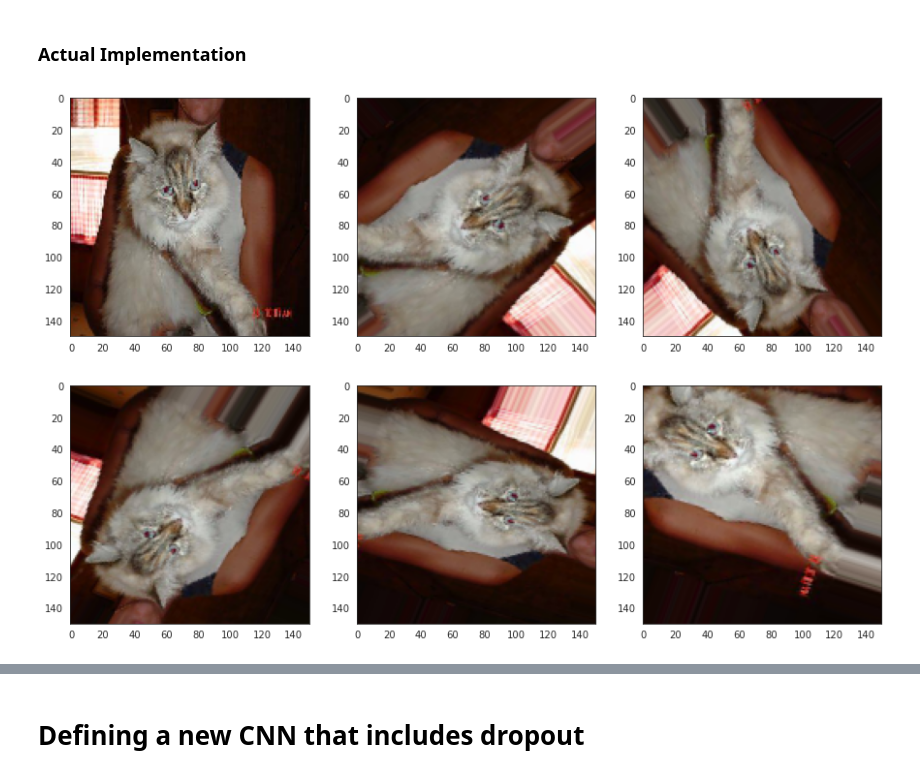
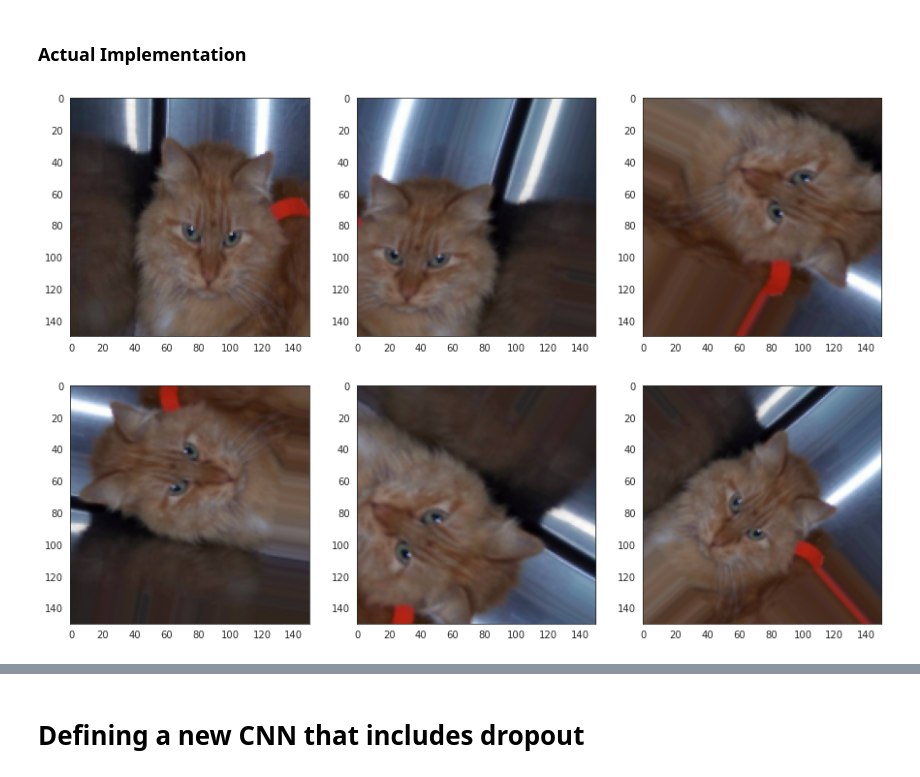
Before and after one commit to normanlapid/msds2022-ml3, a Jupyter notebook: notebooks/03_CNN_Data_Augmentation_Preprocessing/03_CNN_Data_Augmentation_Preprocessing.ipynb, the cells around one changed output, grey strips where cells are left out. Drawn from its saved outputs; the diff is of its cells as text; code cells hidden in the pictures.

```diff
--- a/notebooks/03_CNN_Data_Augmentation_Preprocessing/03_CNN_Data_Augmentation_Preprocessing.ipynb
+++ b/notebooks/03_CNN_Data_Augmentation_Preprocessing/03_CNN_Data_Augmentation_Preprocessing.ipynb
@@ -361,27 +352,27 @@ Let’s look at the augmented images (*see below*). First, the **cheat sheet**:
 # %%
 from keras.preprocessing import image
 from glob import glob
 fnames = glob(os.path.join(train_cats_dir, '*'))
 
 # initialize plot settings
 sns.set_style('white') # resets the plotting style
 fig, axes = plt.subplots(2, 3, figsize=(15, 10))
 axes = axes.flatten()
 
 # test image
-img_path = fnames[5]
+img_path = fnames[11]
 img = image.load_img(img_path, target_size=(150, 150))
 axes[0].imshow(img) # plot original image
 
 x = image.img_to_array(img)
 x = x.reshape((1,) + x.shape)
 for index, batch in enumerate(datagen.flow(x, batch_size=1)):
     axes[index+1].imshow(image.array_to_img(batch[0]))
     if index==4:
         break
 plt.show()
 # %% [output]
-[figure, old version]
+[figure, new version]
 # %% [markdown]
 If you train a new network using this data-augmentation configuration, the network will never see the same input twice (very low probability). But the inputs it sees are still heavily intercorrelated, because they come from a small number of original images—you can’t produce new information, you can only remix existing information. As such, this may not be enough to completely get rid of overfitting.
 
```
Also changed, not shown: parts of 14 cells of this notebook, 8 other files.
